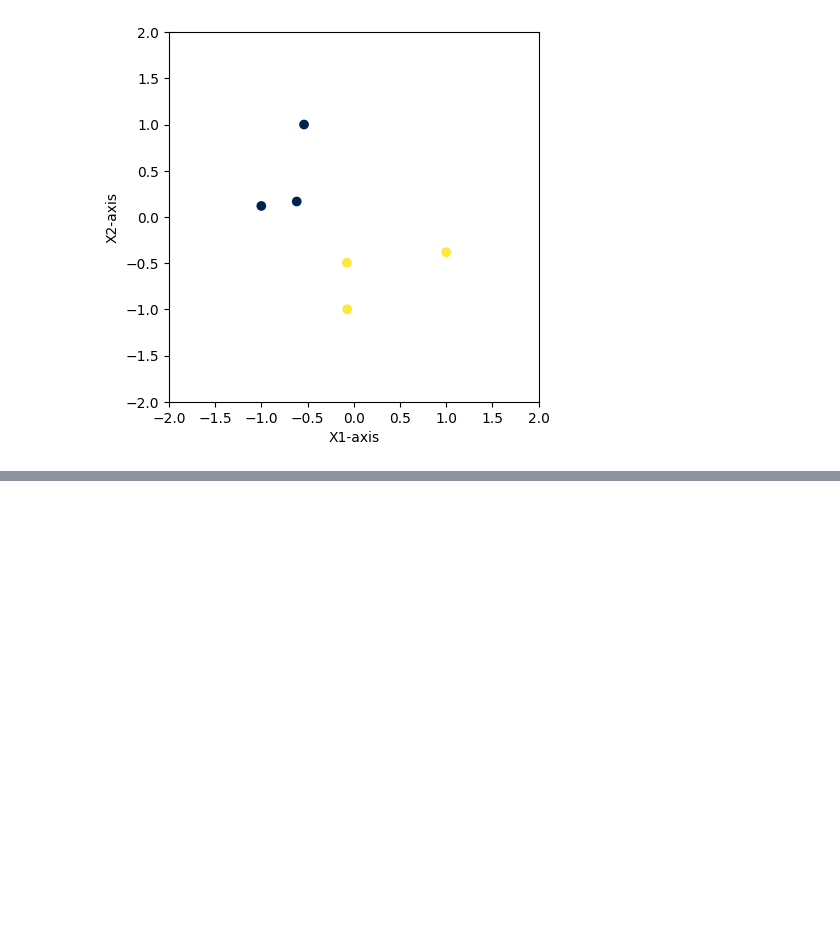
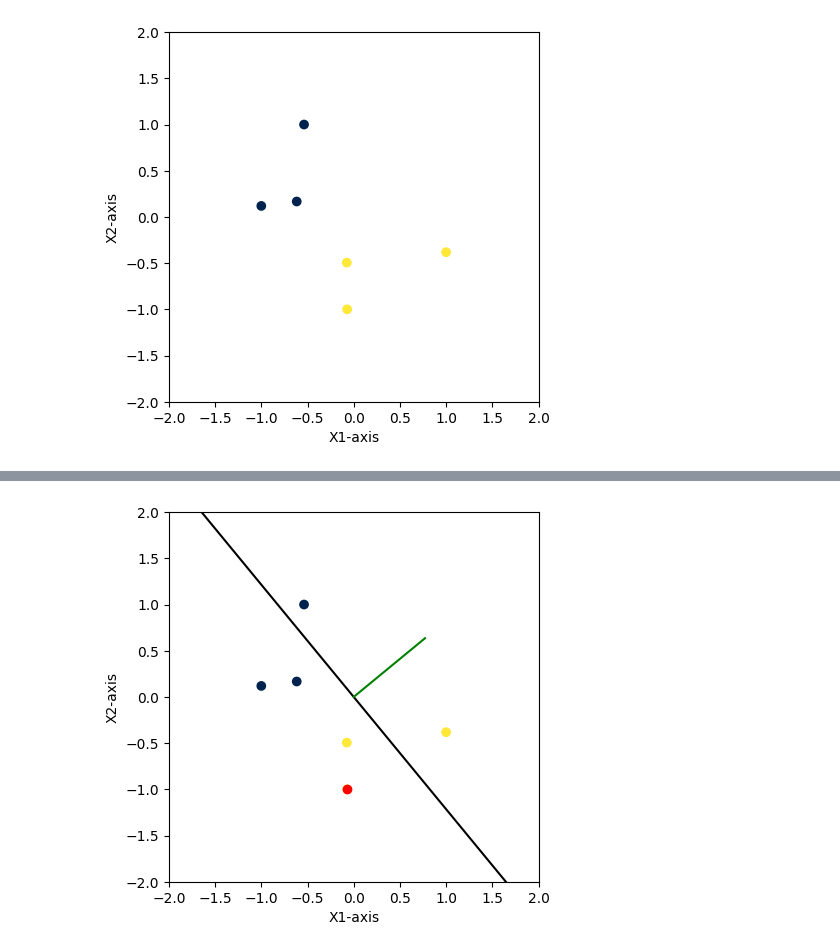
Before and after one commit to ChauBacHozz/ML_algorithms_from_scratch, a Jupyter notebook: Perceptron/Perceptron_classifier.ipynb, the cells around one changed output, grey strips where cells are left out. Cells and saved outputs as stored; diff of their text form; code cells hidden in the pictures; blank space fills up the shorter version.

```diff
--- a/Perceptron/Perceptron_classifier.ipynb
+++ b/Perceptron/Perceptron_classifier.ipynb
@@ -53,0 +89,10 @@ plt.show()
+# %%
+pos = np.random.choice(missed_pos, 1)
+x = X[pos].reshape(1, 3)
+# %%
+ax, fig = plot_points(X)
+plot_line(W, ax)
+plot_missed_points(x, ax)
+plt.show()
+# %% [output]
+[figure, added]
```
Also changed, not shown: parts of 9 cells of this notebook.
